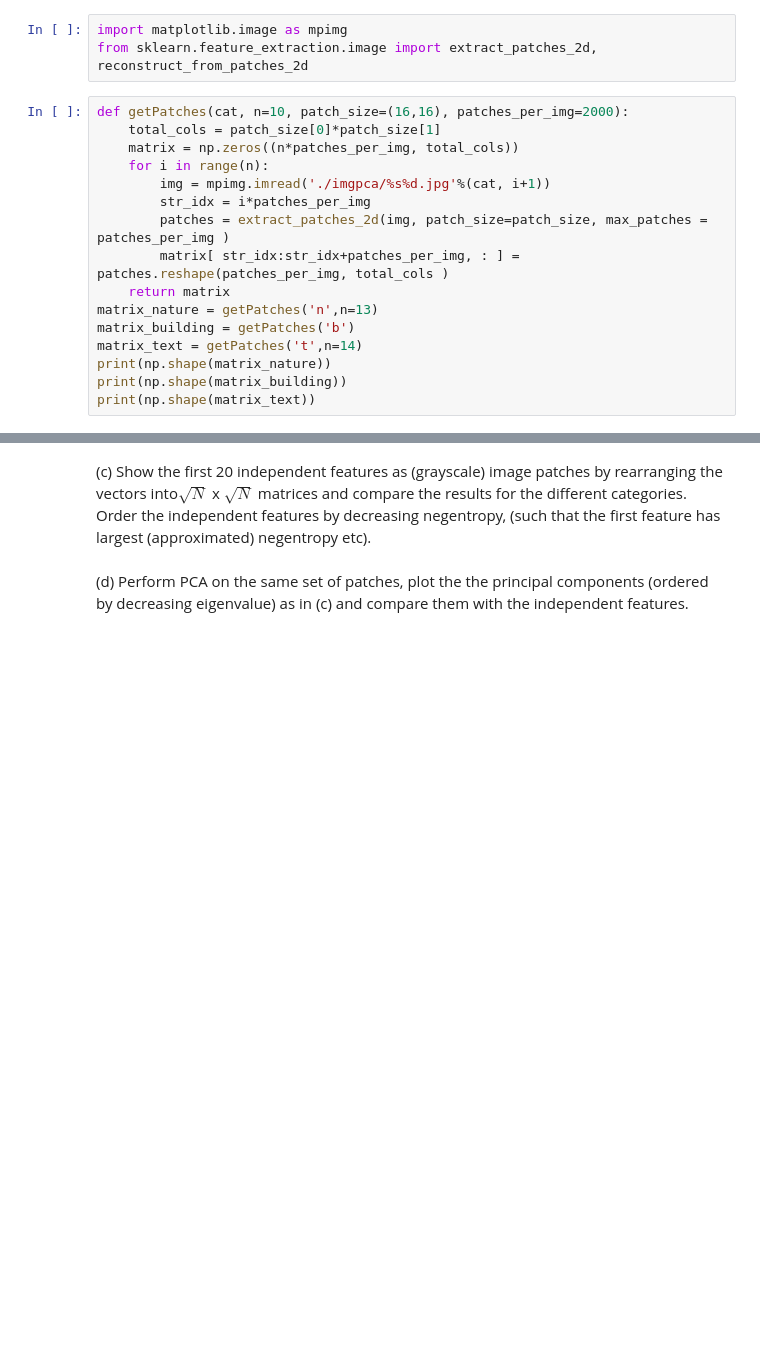
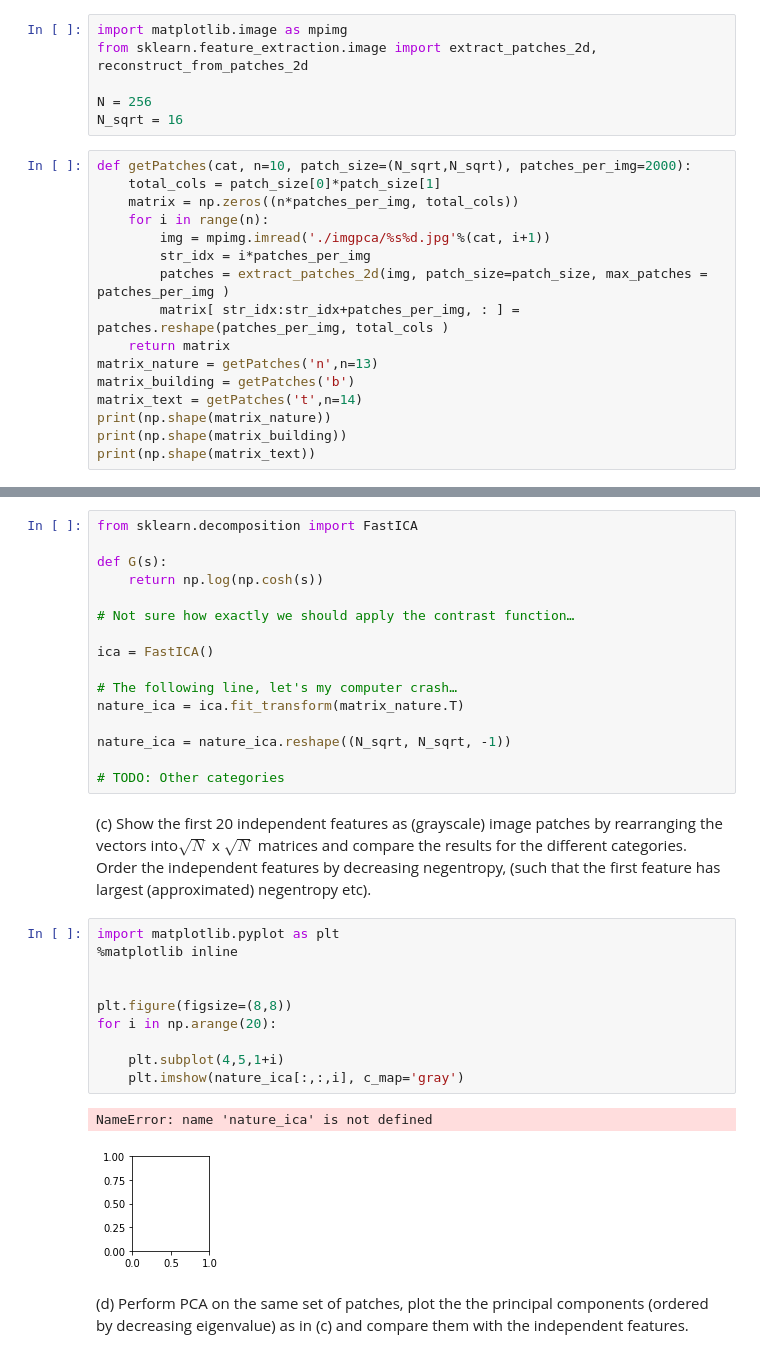
Before and after one commit to muellerfelix/mi-2, a Jupyter notebook: Exercise7.ipynb, the cells around one changed output, grey strips where cells are left out. Saved outputs shown, nothing was run; the diff lists cells and outputs as text; blank space fills up the shorter version.

Commit message:
Some progress on 7.3, FastICA is crashing my computer…

```diff
--- a/Exercise7.ipynb
+++ b/Exercise7.ipynb
@@ -51,8 +51,11 @@ buildings, and text (prefixes n,b,t). For each category:
 # %%
 import matplotlib.image as mpimg
 from sklearn.feature_extraction.image import extract_patches_2d, reconstruct_from_patches_2d
+
+N = 256
+N_sqrt = 16
 # %%
-def getPatches(cat, n=10, patch_size=(16,16), patches_per_img=2000):
+def getPatches(cat, n=10, patch_size=(N_sqrt,N_sqrt), patches_per_img=2000):
     total_cols = patch_size[0]*patch_size[1]
     matrix = np.zeros((n*patches_per_img, total_cols))
     for i in range(n):
@@ -75,7 +78,36 @@ print(np.shape(matrix_text))
 (b) Calculate the independent features of the image patches (these are the columns of mixing matrix A). Use a fastICA toolbox to compute this matrix:
 1.Let fastica perform PCA and whitening of the data.
 2.Use the contrast function G($\widehat{s}$) =$\frac{1}{a}$ log cosh(a$\widehat{s}$) with a = 1.
+# %%
+from sklearn.decomposition import FastICA
+
+def G(s):
+    return np.log(np.cosh(s))
+
+# Not sure how exactly we should apply the contrast function…
+
+ica = FastICA()
+
+# The following line, let's my computer crash…
+nature_ica = ica.fit_transform(matrix_nature.T)
+
+nature_ica = nature_ica.reshape((N_sqrt, N_sqrt, -1))
+
+# TODO: Other categories
 # %% [markdown]
 (c) Show the first 20 independent features as (grayscale) image patches by rearranging the vectors into$\sqrt{N}$ x  $\sqrt{N}$ matrices and compare the results for the different categories. Order the independent features by decreasing negentropy, (such that the first feature has largest (approximated) negentropy etc).
+# %%
+import matplotlib.pyplot as plt
+%matplotlib inline
+
+
+plt.figure(figsize=(8,8))
+for i in np.arange(20):
+
+    plt.subplot(4,5,1+i)
+    plt.imshow(nature_ica[:,:,i], c_map='gray')
+# %% [output]
+NameError: name 'nature_ica' is not defined
+[figure, added]
 # %% [markdown]
 (d) Perform PCA on the same set of patches, plot the the principal components (ordered by decreasing eigenvalue) as in (c) and compare them with the independent features.
```
Also changed, not shown: parts of 3 cells of this notebook.
